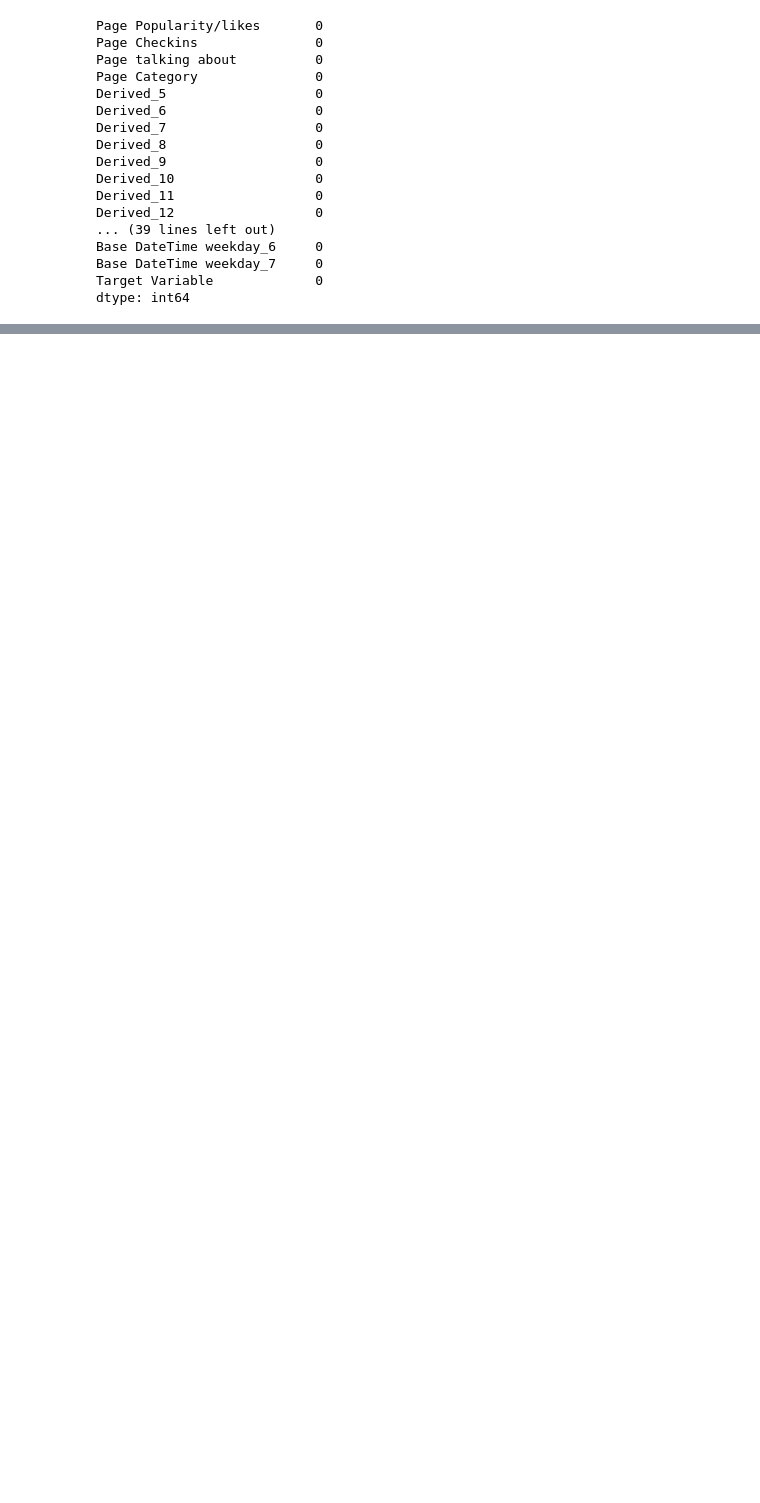
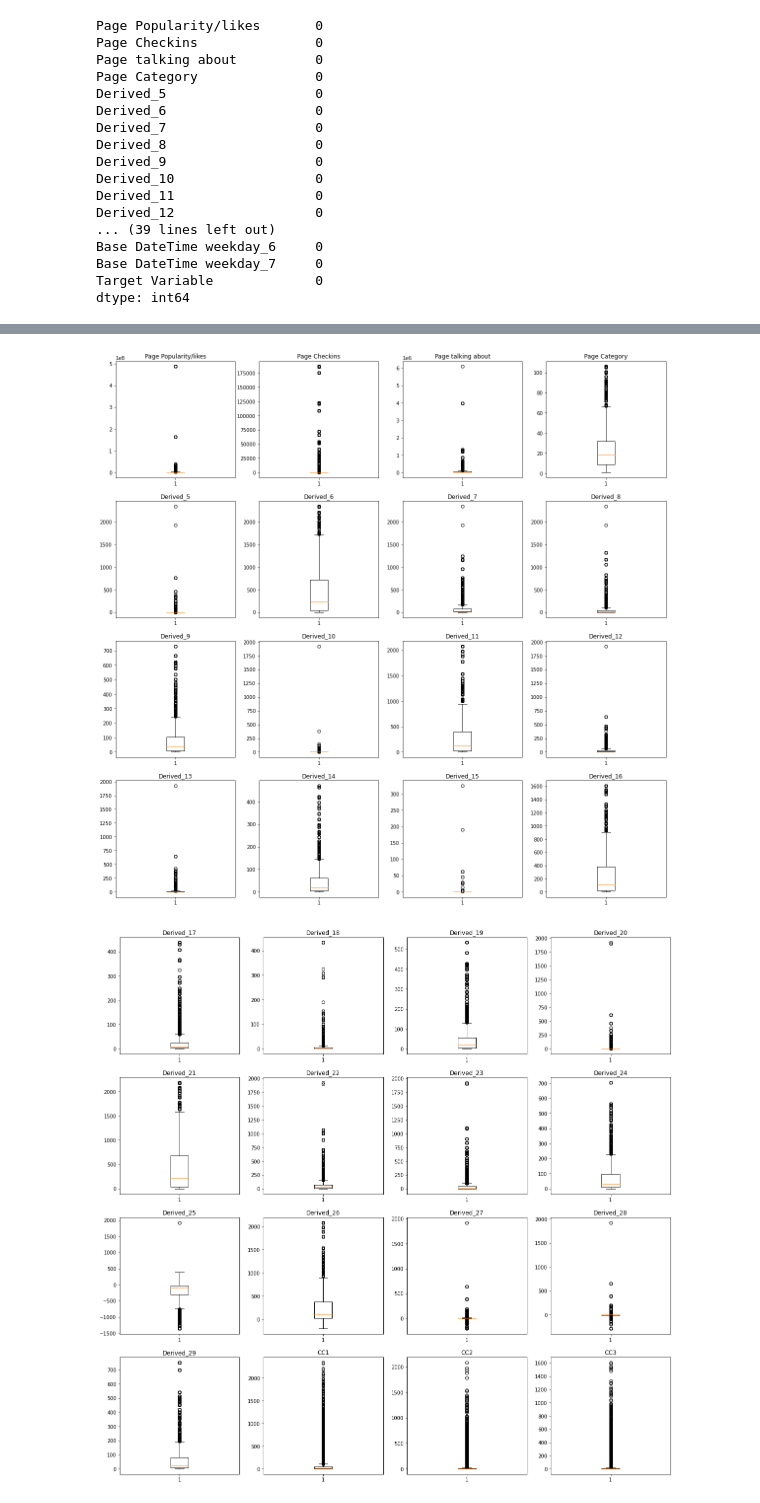
Before and after one commit to louisgthier/facebook-comment-volume-prediction, a Jupyter notebook: comment-volume-prediction.ipynb, the cells around one changed output, grey strips where cells are left out. Drawn from its saved outputs; the diff is of its cells as text; code cells hidden in the pictures; blank space fills up the shorter version.

```diff
--- a/comment-volume-prediction.ipynb
+++ b/comment-volume-prediction.ipynb
@@ -162,0 +185,13 @@ plt.show()
+# %%
+# Create boxplots for all numerical columns (features)
+
+for i in range(0, len(df.columns), 16):
+    plt.figure(figsize=(20, 20))
+    for index, column in enumerate(df.columns[i:i+16]):
+        plt.subplot(4, 4, index+1)
+        plt.boxplot(df[column])
+        plt.title(column)
+    plt.show()
+# %% [output]
+[figure, added]
+[figure, added]
```
Also changed, not shown: parts of 38 cells of this notebook, 2 other files.
